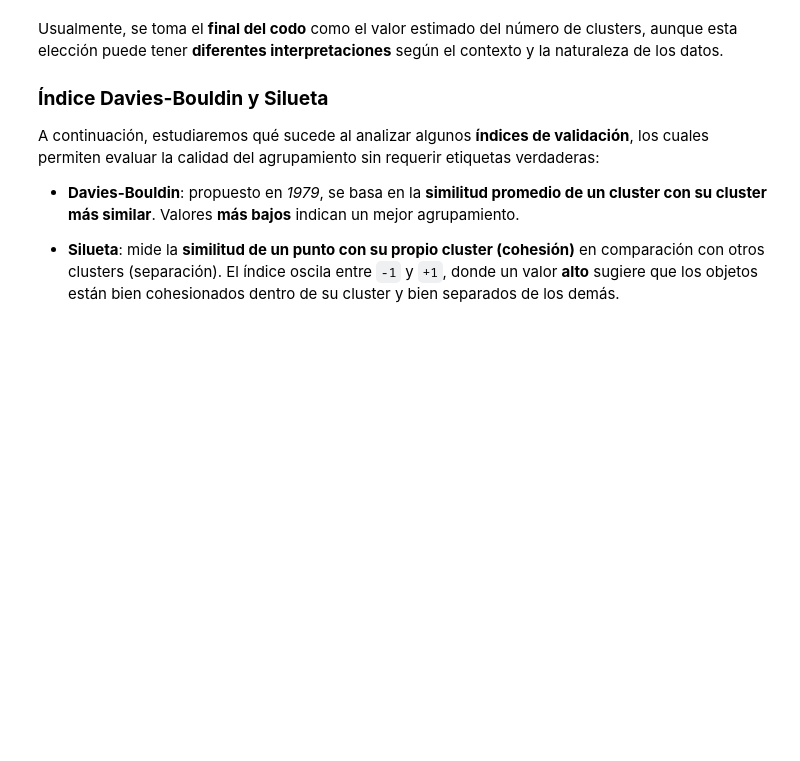
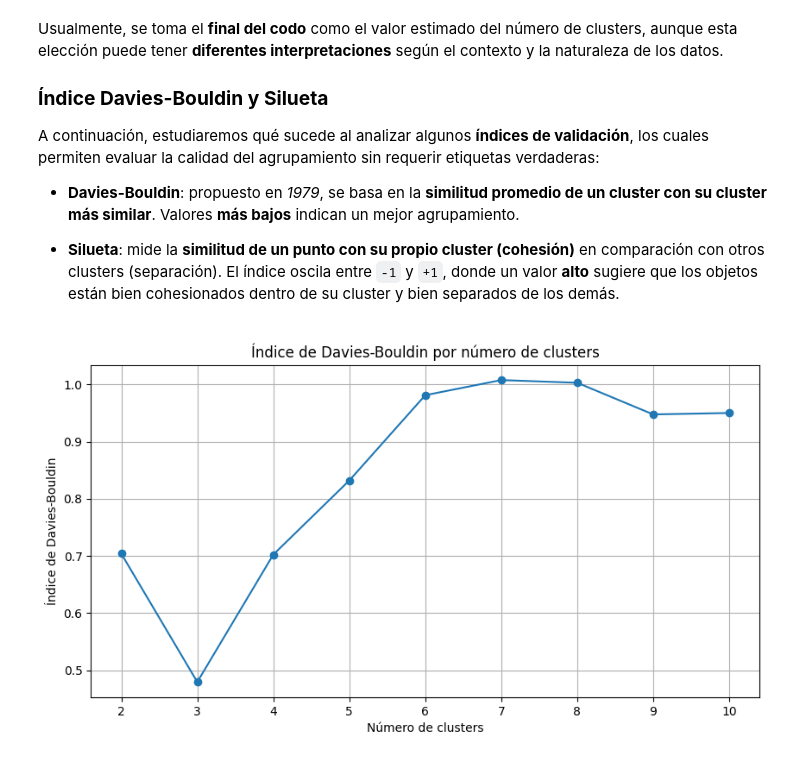
Before and after one commit to scuartasr/aprendmaq_pract_3, a Jupyter notebook: Cuadernos/11_Clustering_ParteII_GuiaClase.ipynb, the cells around one changed output. Saved outputs shown, nothing was run; the diff lists cells and outputs as text; code cells hidden in the pictures; blank space fills up the shorter version.

```diff
--- a/Cuadernos/11_Clustering_ParteII_GuiaClase.ipynb
+++ b/Cuadernos/11_Clustering_ParteII_GuiaClase.ipynb
@@ -117,0 +117,25 @@ A continuación, estudiaremos qué sucede al analizar algunos **índices de vali
+# %%
+#
+# Importamos el índice
+from sklearn.metrics import davies_bouldin_score
+
+# Creamos un arreglo para almacenar los posibles valores
+db = []
+X = scaler.fit_transform(blobs[0]) # 3 clusters
+
+# Vamos a hacer un cíclo k desde 2 hasta 10
+for k in range(2, 11):
+    kmeans = KMeans(n_clusters=k, n_init=10, init='random', max_iter=200,)
+    kmeans.fit(X)
+    db.append(davies_bouldin_score(X, kmeans.labels_))
+
+plt.figure(figsize=(10, 5))
+plt.plot(range(2, 11), db, marker='o')
+plt.title('Índice de Davies-Bouldin por número de clusters')
+plt.xlabel('Número de clusters')
+plt.ylabel('Índice de Davies-Bouldin')
+plt.xticks(range(2, 11))
+plt.grid()
+plt.show()
+# %% [output]
+[figure, added]
```
Also changed, not shown: parts of 8 cells of this notebook.
